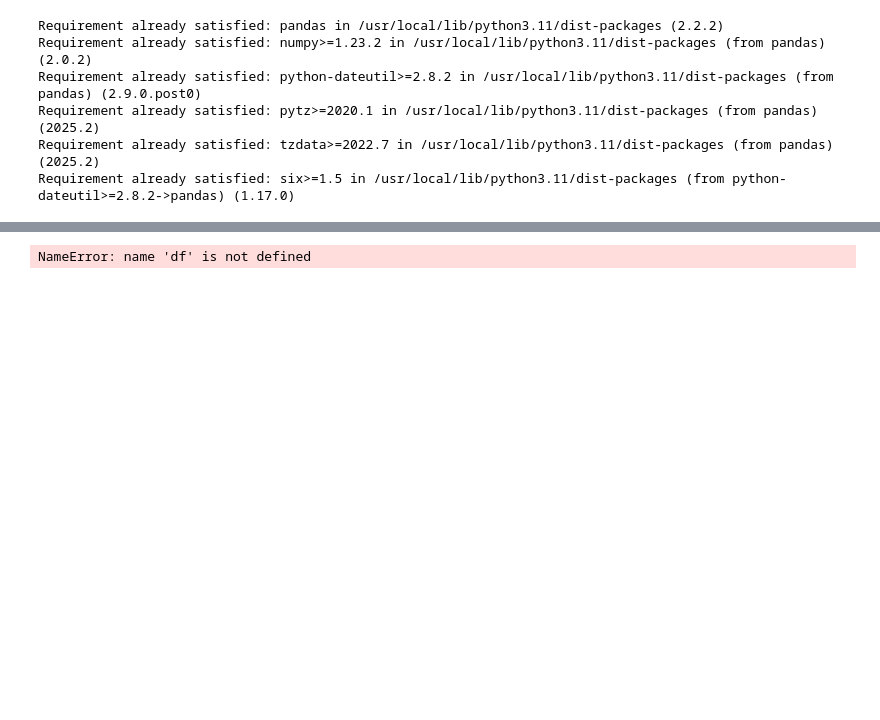
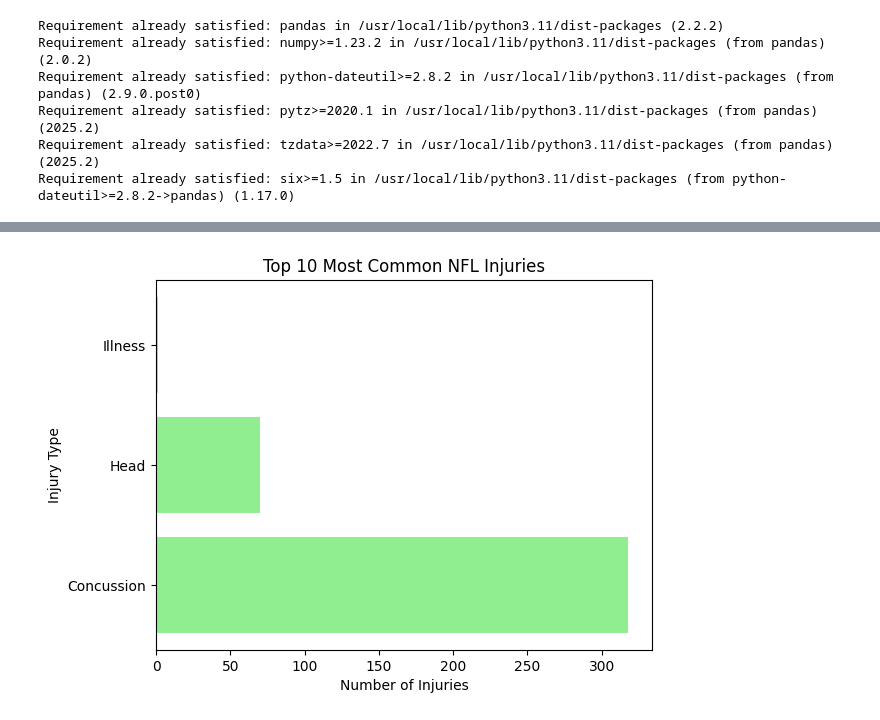
Before and after one commit to kareembell12344/football, a Jupyter notebook: Copy_of_football.ipynb, the cells around one changed output, grey strips where cells are left out. Cells and saved outputs as stored; diff of their text form; code cells hidden in the pictures; blank space fills up the shorter version.

```diff
--- a/Copy_of_football.ipynb
+++ b/Copy_of_football.ipynb
@@ -23,14 +23,13 @@ df.head()
 # %%
 
 injury_counts = df['Reported Injury Type'].value_counts().head(10)
-plt.figure(figsize=(10, 5))
 plt.barh(injury_counts.index, injury_counts.values, color='lightgreen')
 plt.title('Top 10 Most Common NFL Injuries')
 plt.xlabel('Number of Injuries')
 plt.ylabel('Injury Type')
 plt.show()
 # %% [output]
-NameError: name 'df' is not defined
+[figure, added]
 # %%
 
 injury_avg_missed = df.groupby('Reported Injury Type')['Games Missed'].mean()
```
Also changed, not shown: parts of 4 cells of this notebook.
